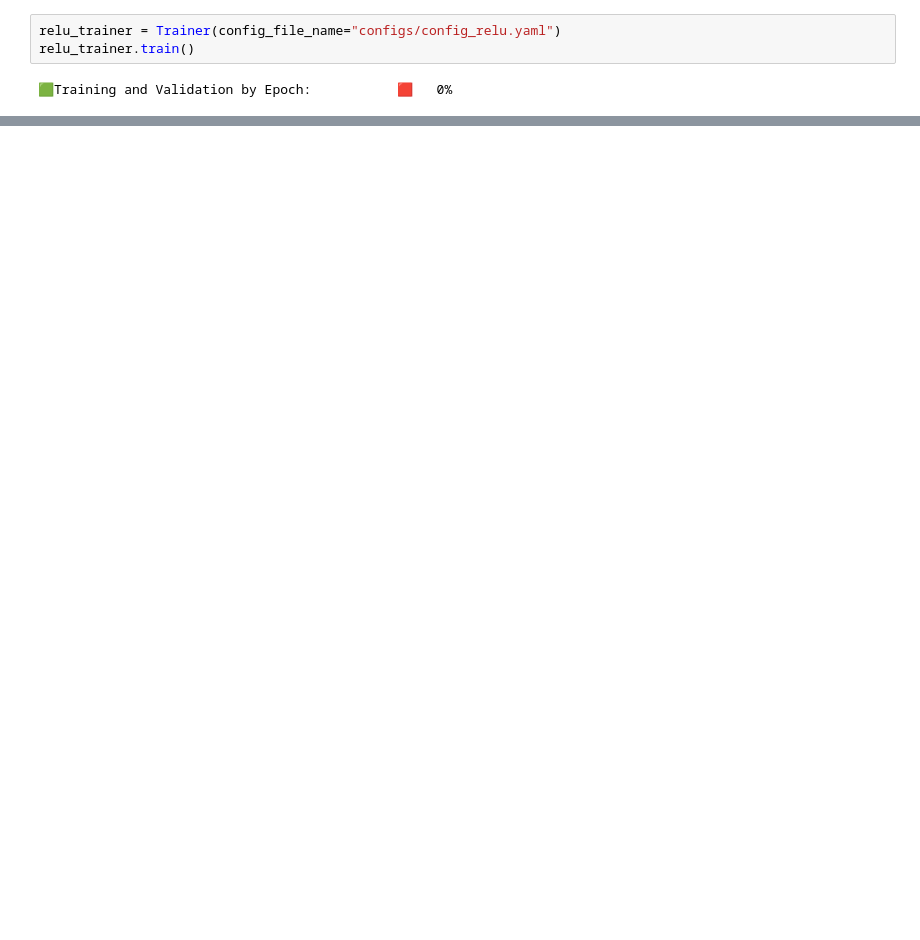
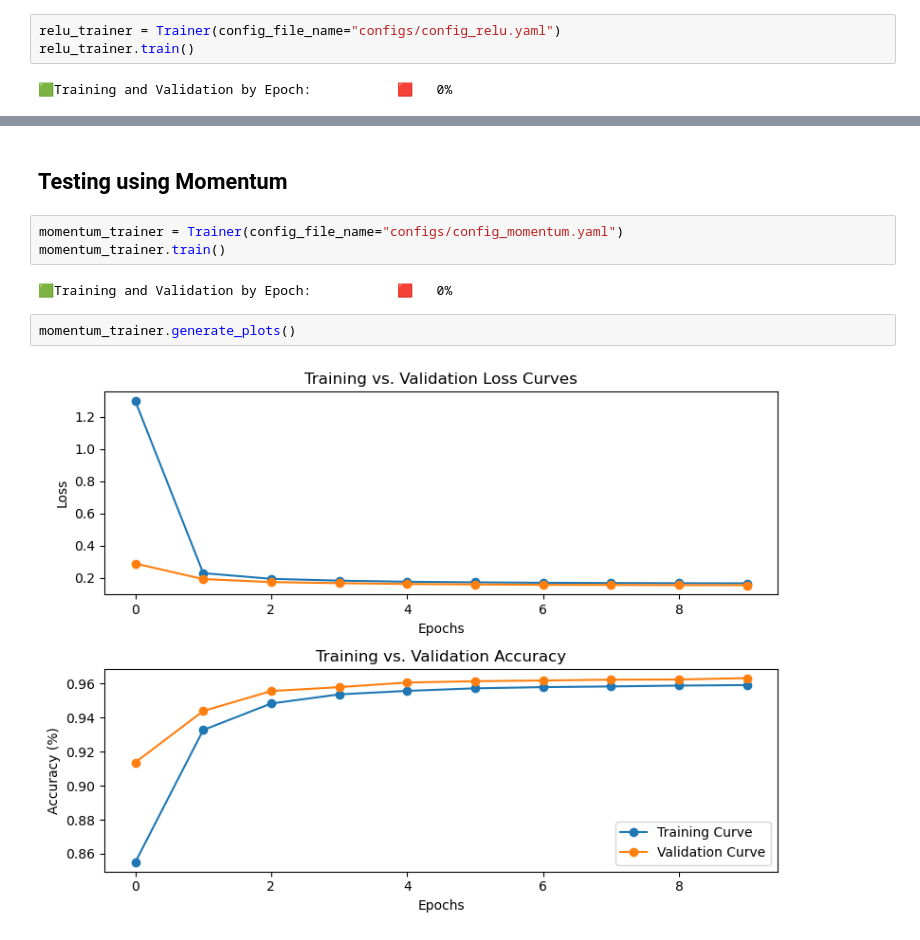
Before and after one commit to akshaydaf/neural-networks-python, a Jupyter notebook: experiments.ipynb, the cells around one changed output, grey strips where cells are left out. Cells and saved outputs as stored; diff of their text form; blank space fills up the shorter version.

Commit message:
update experiments to include momentum

```diff
--- a/experiments.ipynb
+++ b/experiments.ipynb
@@ -121,0 +125,11 @@ generate_confusion_matrix(relu_trainer)
+# %% [markdown]
+## Testing using Momentum
+# %%
+momentum_trainer = Trainer(config_file_name="configs/config_momentum.yaml")
+momentum_trainer.train()
+# %% [output]
+🟩Training and Validation by Epoch:           🟥   0%
+# %%
+momentum_trainer.generate_plots()
+# %% [output]
+[figure, added]
```
Also changed, not shown: parts of 11 cells of this notebook.
